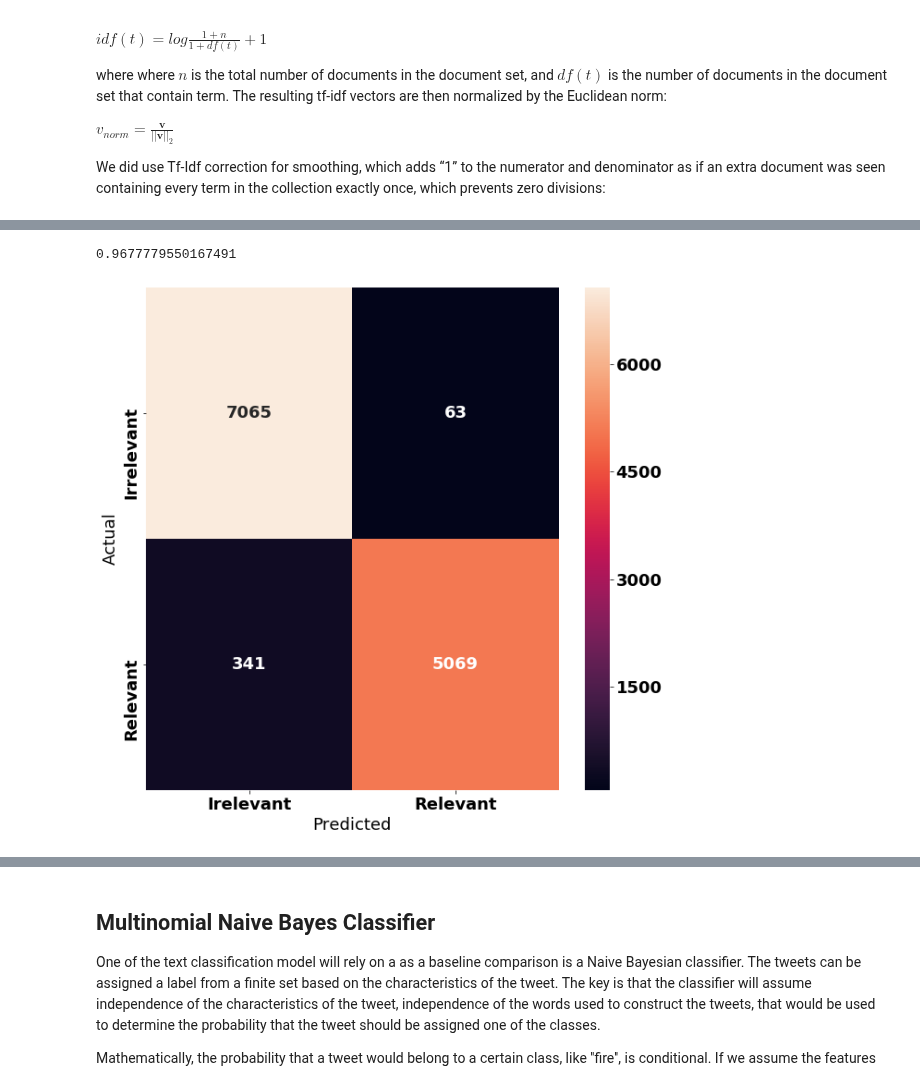
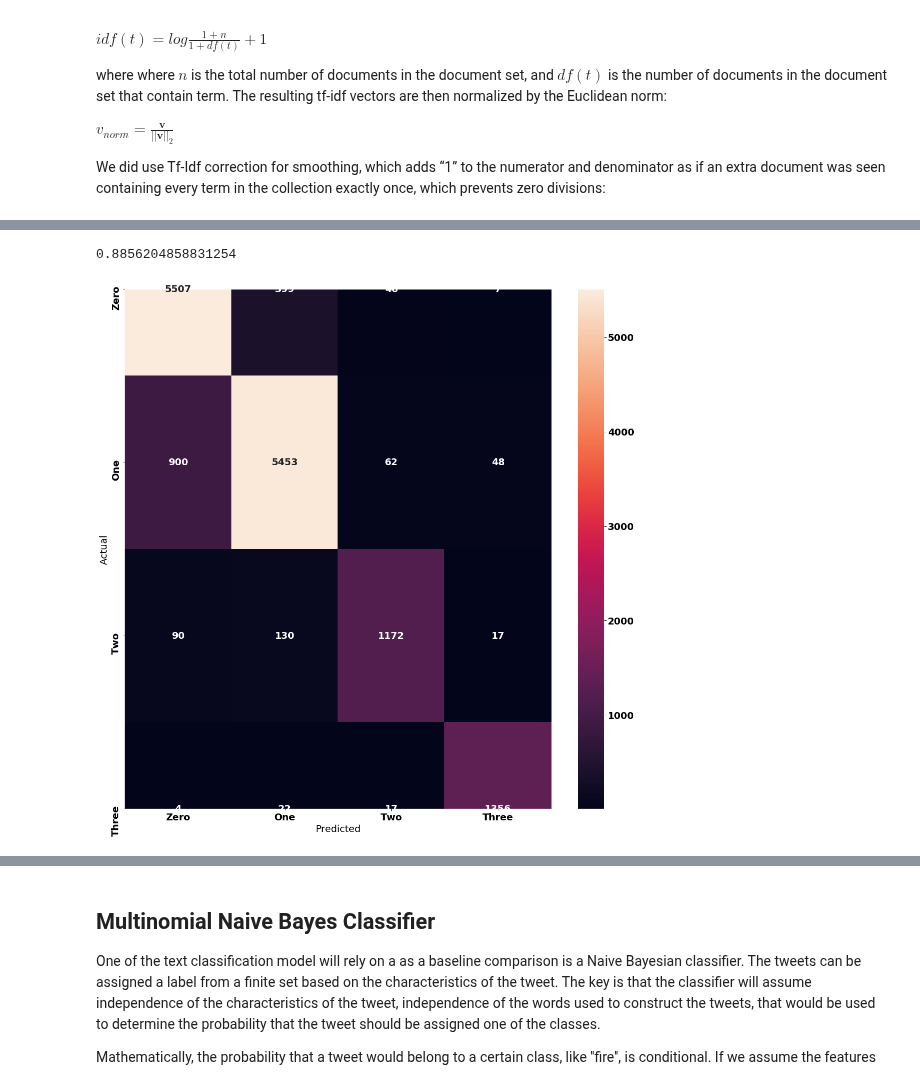
Before and after one commit to theultimate1/research, a Jupyter notebook: phase2/useful_phase_1_work/baseline_models.ipynb, the cells around one changed output, grey strips where cells are left out. Saved outputs shown, nothing was run; the diff lists cells and outputs as text; code cells hidden in the pictures.

```diff
--- a/phase2/useful_phase_1_work/baseline_models.ipynb
+++ b/phase2/useful_phase_1_work/baseline_models.ipynb
@@ -287,6 +235,6 @@ all_csvs = all_csvs[['category', 'text', 'tokenized']]
 vocab_counter = collections.Counter()
 # %%
-tokens = np.array(all_csvs['tokenized']).reshape(-1, 1)
+tokens = np.array(all_tweets['tokenized']).reshape(-1, 1)
 words = []
 for i in range(len(tokens)):
     tweet = tokens[i]
@@ -301,7 +249,7 @@ for tweet in range(len(words)):
     for j in range(len(t)):
         indivs.append(t[j])
 
-vocabulary_size = 50000
+vocabulary_size = 25000
 from collections import Counter
 
 # UNK = unknown words, HST = hashtag, EMT = emoticon, URL is self-explanatory, THDL = Twitter handle
@@ -371,7 +282,7 @@ from sklearn.preprocessing import OrdinalEncoder
 from sklearn.model_selection import train_test_split
 ordinal_encoder = OrdinalEncoder()
 
-y = ordinal_encoder.fit_transform(np.array(df['classification']).ravel().reshape(-1, 1))
+y = ordinal_encoder.fit_transform(np.array(all_tweets['relevance_class']).ravel().reshape(-1, 1))
 y = np.array(y)
 print(y[:5])
 print(ordinal_encoder.categories_)
@@ -379,7 +290,7 @@ cat_labels = ordinal_encoder.categories_
 
 # If we get labeled data, we would use train_test_split to test out our model
 #from sklearn.model_selection import train_test_split
-X_train, X_test, y_train, y_test = train_test_split(df['cleaned_text'].values, y, test_size = 0.20,
+X_train, X_test, y_train, y_test = train_test_split(all_tweets['cleaned_text'].values, y, test_size = 0.20,
                                                     random_state = 42, stratify = y)
 
 # We use the vocabulary formulation from the embedding formed from the autoenconder_for_tweets.ipynb
@@ -405,7 +315,7 @@ amiga a piada j vem pronta
 from sklearn.model_selection import GridSearchCV
 param_distribs = {'C': [0.1, 1, 10, 20, 30, 40, 50, 100, 1000]}
 
-svc_clf = LinearSVC(random_state = 42, max_iter = 10000, tol = 1e-4)
+svc_clf = LinearSVC(random_state = 42, max_iter = 20000, tol = 1e-5)
 grid_search = GridSearchCV(svc_clf, param_grid=param_distribs,
                                 cv=5, scoring=None, return_train_score = True)
 grid_search.fit(X_train_tfidf, y_train)
@@ -431,27 +341,26 @@ LinearSVC(C=1, class_weight=None, dual=True, fit_intercept=True,
 # %%
 from sklearn.metrics import accuracy_score
 # best params
-bsvc_clf = LinearSVC(C = 1, random_state = 42, max_iter = 10000, tol = 1e-5)
+bsvc_clf = LinearSVC(C = 0.1, random_state = 42, max_iter = 20000, tol = 1e-5)
 bsvc_clf.fit(X_train_tfidf, y_train)
 y_pred_svc = bsvc_clf.predict(X_test_tfidf)
 accuracy_score(y_test, y_pred_svc)
 # %% [output]
-0.9677779550167491
+0.8856204858831254
 # %%
 from sklearn.metrics import confusion_matrix
 
 conf_mat = confusion_matrix(y_test, y_pred_svc)
-fig, ax = plt.subplots(figsize=(10,10))
+fig, ax = plt.subplots(figsize=(18,18))
 sns.heatmap(conf_mat, annot=True, fmt='d',
-            xticklabels=['Irelevant', 'Relevant'], yticklabels=['Irrelevant', 'Relevant'])
+            xticklabels=['Zero', 'One', 'Two', 'Three'], yticklabels=['Zero', 'One', 'Two', 'Three'])
 plt.ylabel('Actual')
 plt.xlabel('Predicted')
 font = {'family' : 'normal',
-        'weight' : 'bold',
         'size'   : 18}
 
 plt.rc('font', **font)
 #plt.savefig('svc_confusion.png')
 plt.show()
 # %% [output]
-[figure, old version]
+[figure, new version]
```
Also changed, not shown: parts of 28 cells of this notebook, 4 other files.
